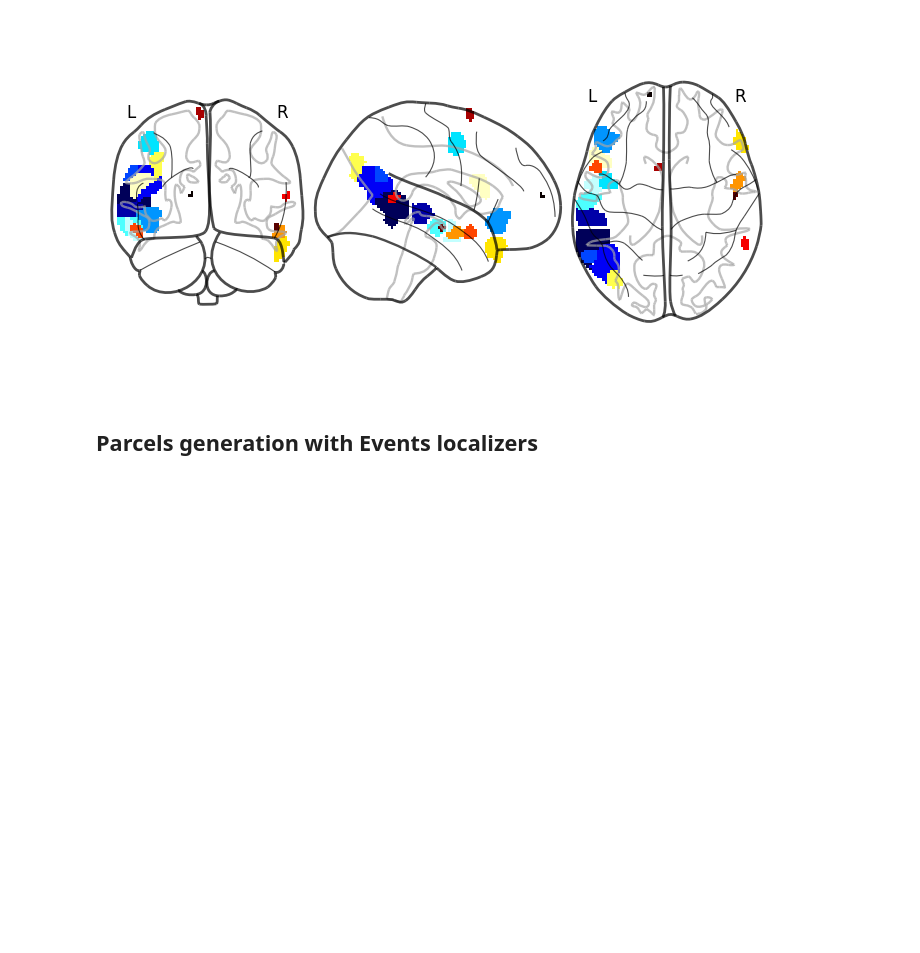
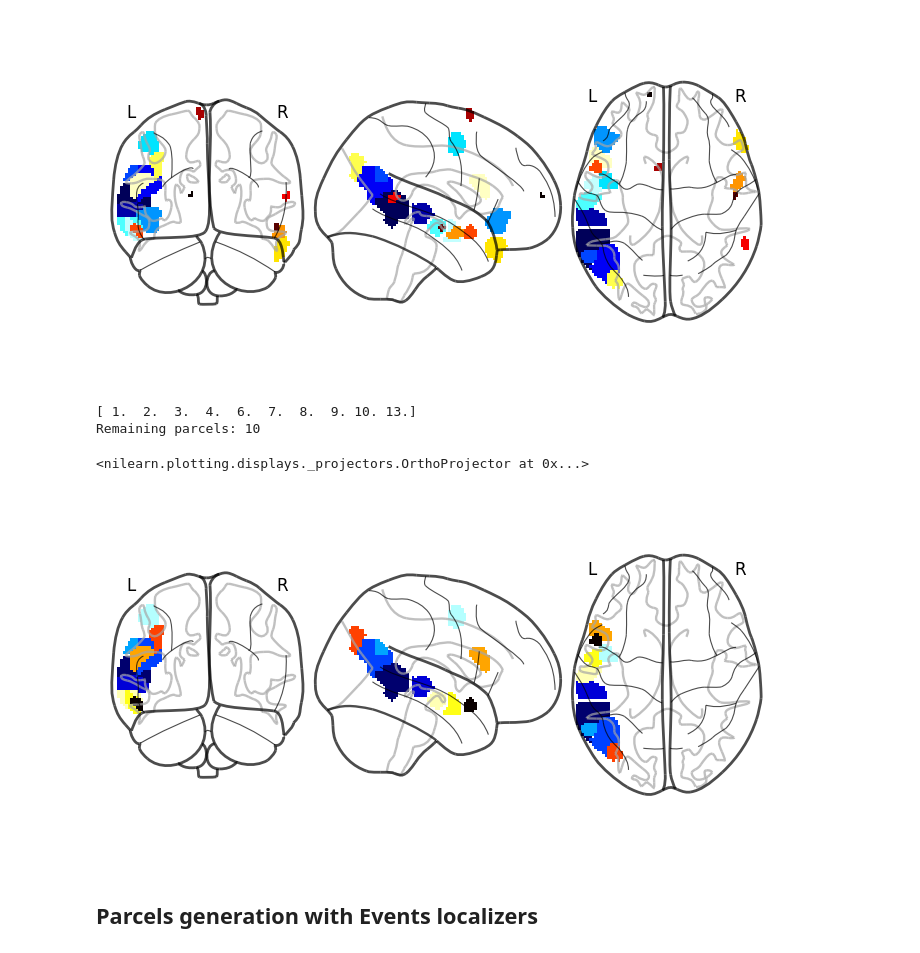
Before and after one commit to GT-LIT-Lab/funROI-internal-test, a Jupyter notebook: old_scripts/1-parcels_generation.ipynb, the cells around one changed output. Cells and saved outputs as stored; diff of their text form; code cells hidden in the pictures; blank space fills up the shorter version.

```diff
--- a/funROI_replication_scripts/1-parcels_generation.ipynb
+++ b/old_scripts/1-parcels_generation.ipynb
@@ -74,6 +81,15 @@ plot_glass_brain(parcels, plot_abs=False)
 parcels_generator.save(parcels_name="languageSminusN")
 # %% [output]
 [figure]
+# %%
+thresholded_parcels = parcels_generator.select(min_voxel_size = 0,
+                                               overlap_thr_roi = 0.5)
+plot_glass_brain(thresholded_parcels, plot_abs=False)
+# %% [output]
+[ 1.  2.  3.  4.  6.  7.  8.  9. 10. 13.]
+Remaining parcels: 10
+<nilearn.plotting.displays._projectors.OrthoProjector at 0x...>
+[figure, added]
 # %% [markdown]
 ## Parcels generation with Events localizers
 # %%
```
Also changed, not shown: parts of 4 cells of this notebook, 37 other files.
